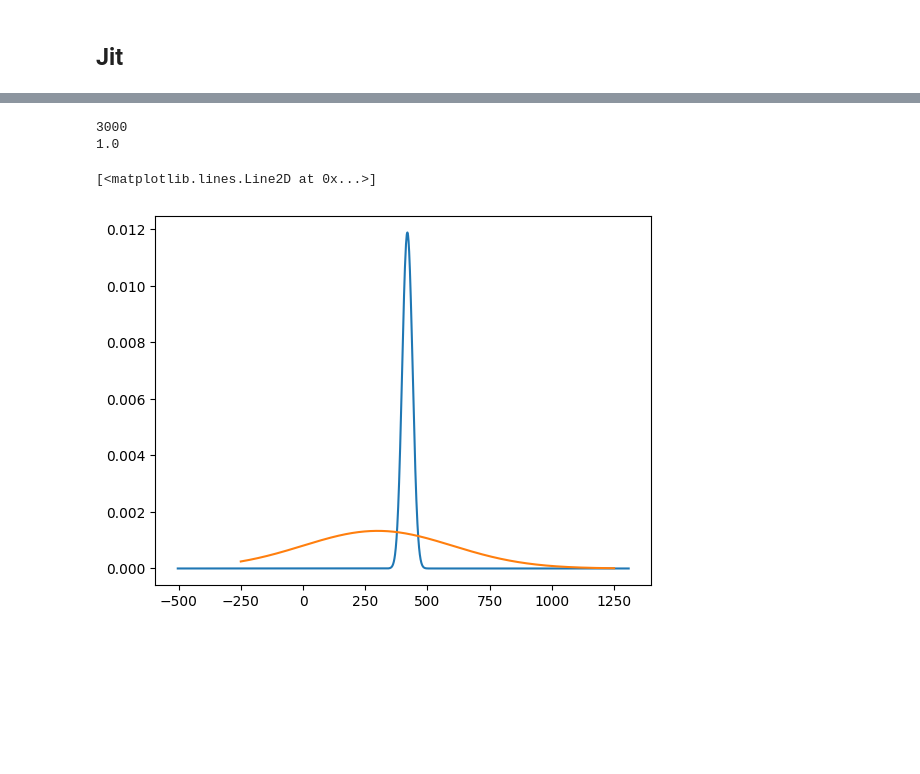
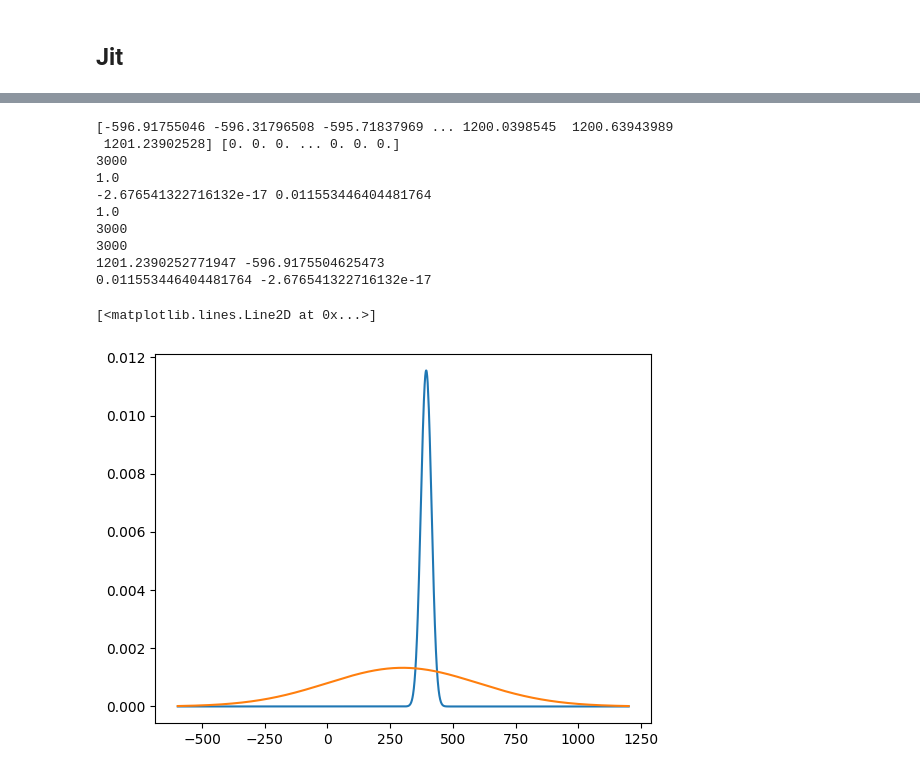
Before and after one commit to anloehr-1097/DistrRL_MonteCarlo, a Jupyter notebook: Untitled.ipynb, the cells around one changed output, grey strips where cells are left out. Drawn from its saved outputs; the diff is of its cells as text; code cells hidden in the pictures; blank space fills up the shorter version.

```diff
--- a/Untitled.ipynb
+++ b/Untitled.ipynb
@@ -146,18 +143,17 @@ The autoreload extension is already loaded. To reload it, use:
 # %%
 from typing import List
-import numpy as np
 import scipy.stats as sp
 import time
-from preliminary_tests import conv, conv_jit, project_eqi, RV_Discrete
-T = 300
-N = 1000
+from preliminary_tests import conv, conv_jit
+T = 12
+N = 6
 samples = np.asarray([sp.norm(1,1).rvs() for _ in range(N)])
 approx_list: List = []
 #G_0 = rv_discrete(np.array([-1, 1]), np.array([0.5, 0.5]))
-G_0 = (np.array([-10, 10]), np.array([0.5, 0.5]))
+G_0 = (np.array([-1, 1]), np.array([0.5, 0.5]))
 approx_list.append(G_0)
 
-emp_distr = RV_Discrete(samples, (1/samples.shape[0]) * np.ones(len(samples)))
+emp_distr = rv_discrete(samples, (1/samples.shape[0]) * np.ones(len(samples)))
 
 # print(G_0.xk, G_0.pk)
 print(emp_distr.xk, emp_distr.pk)
@@ -167,14 +163,6 @@ start = time.time()
 for t in range(T):
     G_last = approx_list[-1]
     approx_list.append(conv_jit((G_last[0], G_last[1]), (emp_distr.xk, emp_distr.pk)))
-    G_last = conv_jit((G_last[0], G_last[1]), (emp_distr.xk, emp_distr.pk))
-    # print(approx_list[-1][0], approx_list[-1][1])
-    # print(len(approx_list[-1][0]), len(approx_list[-1][1]))
-    proj_vals, proj_probs = project_eqi(values=approx_list[-1][0], probs=approx_list[-1][1], no_of_bins=(t+1)*10, state=1)
-    if np.abs(np.sum(proj_probs), np.asarray([1.0])) > 1e-5: print(np.sum(proj_probs))
-    approx_list.append((proj_vals, proj_probs))
-
-
 
 stop = time.time()
 
@@ -250,18 +251,31 @@ print(G_bin_probs[k])
-# %%
-G_final = approx_list[-1]
-print(len(G_final[0]))
-print(np.sum(G_final[1]))
-# %% [output]
-3000
-1.0
 # %%
 import matplotlib.pyplot as plt
+
+G_final = approx_list[-1]
+print(G_final[0], G_final[1])
+print(len(G_final[0]))
+print(np.sum(G_final[1]))
+print(np.min(G_final[1]), np.max(G_final[1]))
+print(np.sum(G_final[1]))
+print(len(G_final[0])), print(len(G_final[1]))
+# plt.plot(G_final[0], G_final[1])
 plt.plot(G_final[0], G_final[1])
-x = np.linspace(-250, 1250, 5000)
-
-plt.plot(x, sp.norm.pdf(x, T, T))
+print(np.max(G_final[0]), np.min(G_final[0]))
+print(np.max(G_final[1]), np.min(G_final[1]))
+x_ax = np.linspace(np.min(G_final[0]), np.max(G_final[0]), len(G_final[0]))
+plt.plot(x_ax, sp.norm.pdf(x_ax, T, T))
 # %% [output]
-[<matplotlib.lines.Line2D at 0x...>]
+[-596.91755046 -596.31796508 -595.71837969 ... 1200.0398545  1200.63943989
+ 1201.23902528] [0. 0. 0. ... 0. 0. 0.]
+3000
+1.0
+-2.676541322716132e-17 0.011553446404481764
+1.0
+3000
+3000
+1201.2390252771947 -596.9175504625473
+0.011553446404481764 -2.676541322716132e-17
+[<matplotlib.lines.Line2D at 0x...>]
-[figure, old version]
+[figure, new version]
 # %%
 print(np.sum(G_final.xk * G_final.pk))
```
Also changed, not shown: parts of 12 cells of this notebook, 1 other file.
